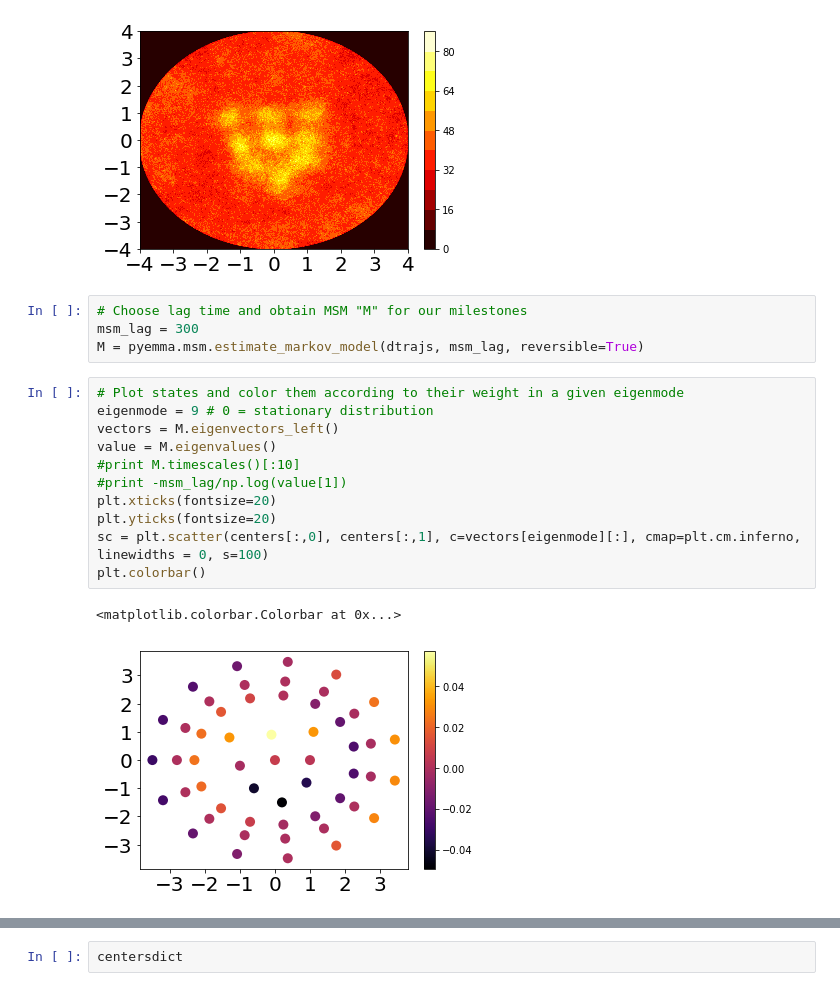
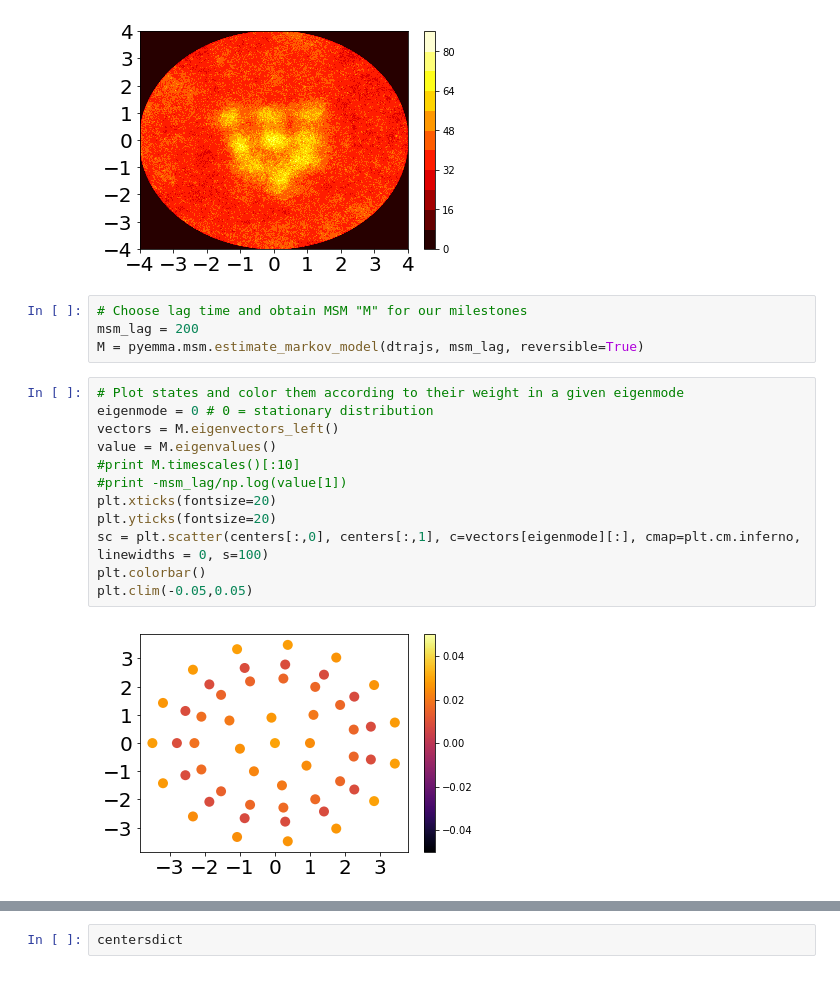
Before and after one commit to markovmodel/msmrd, a Jupyter notebook: scripts/createMSM_asym2D.ipynb, the cells around one changed output, grey strips where cells are left out. Drawn from its saved outputs; the diff is of its cells as text.

```diff
--- a/scripts/createMSM_asym2D.ipynb
+++ b/scripts/createMSM_asym2D.ipynb
@@ -155,22 +156,22 @@ plt.colorbar()
 [figure]
 # %%
 # Choose lag time and obtain MSM "M" for our milestones
-msm_lag = 300
+msm_lag = 200
 M = pyemma.msm.estimate_markov_model(dtrajs, msm_lag, reversible=True)
 # %%
 # Plot states and color them according to their weight in a given eigenmode
-eigenmode = 9 # 0 = stationary distribution
+eigenmode = 0 # 0 = stationary distribution
 vectors = M.eigenvectors_left()
 value = M.eigenvalues()
 #print M.timescales()[:10]
 #print -msm_lag/np.log(value[1])
 plt.xticks(fontsize=20)
 plt.yticks(fontsize=20)
 sc = plt.scatter(centers[:,0], centers[:,1], c=vectors[eigenmode][:], cmap=plt.cm.inferno, linewidths = 0, s=100)
 plt.colorbar()
+plt.clim(-0.05,0.05)
 # %% [output]
-<matplotlib.colorbar.Colorbar at 0x...>
-[figure, old version]
+[figure, new version]
 # %%
 # Plot transition probabilities to bath state
 T = M.transition_matrix
```
Also changed, not shown: parts of 2 cells of this notebook, 1 other file.
